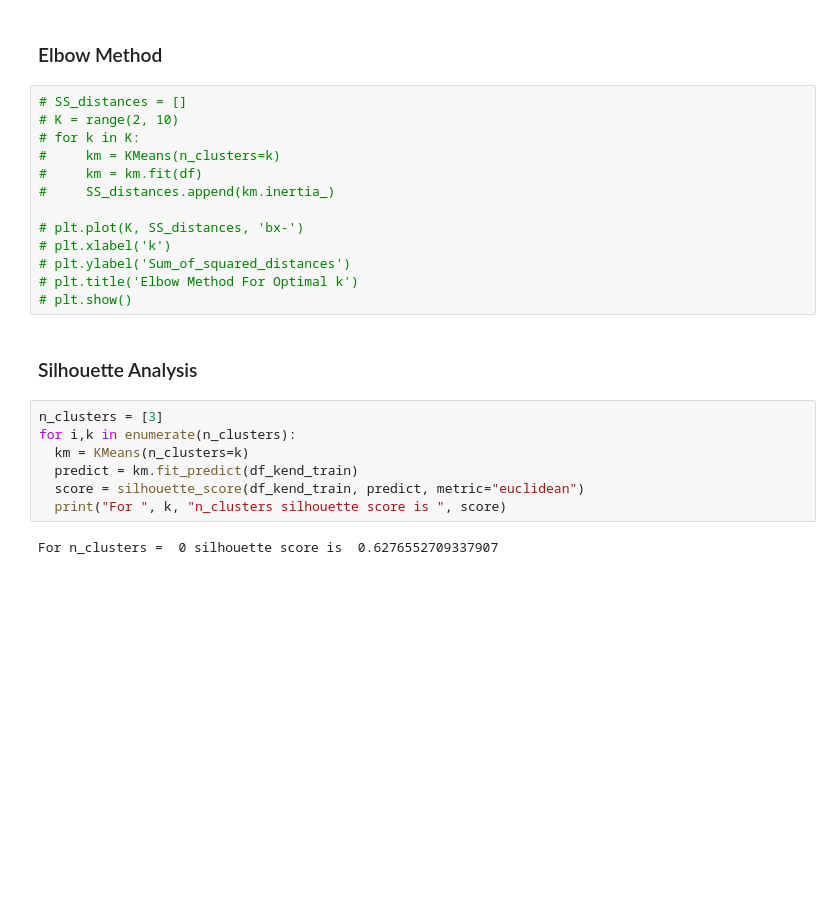
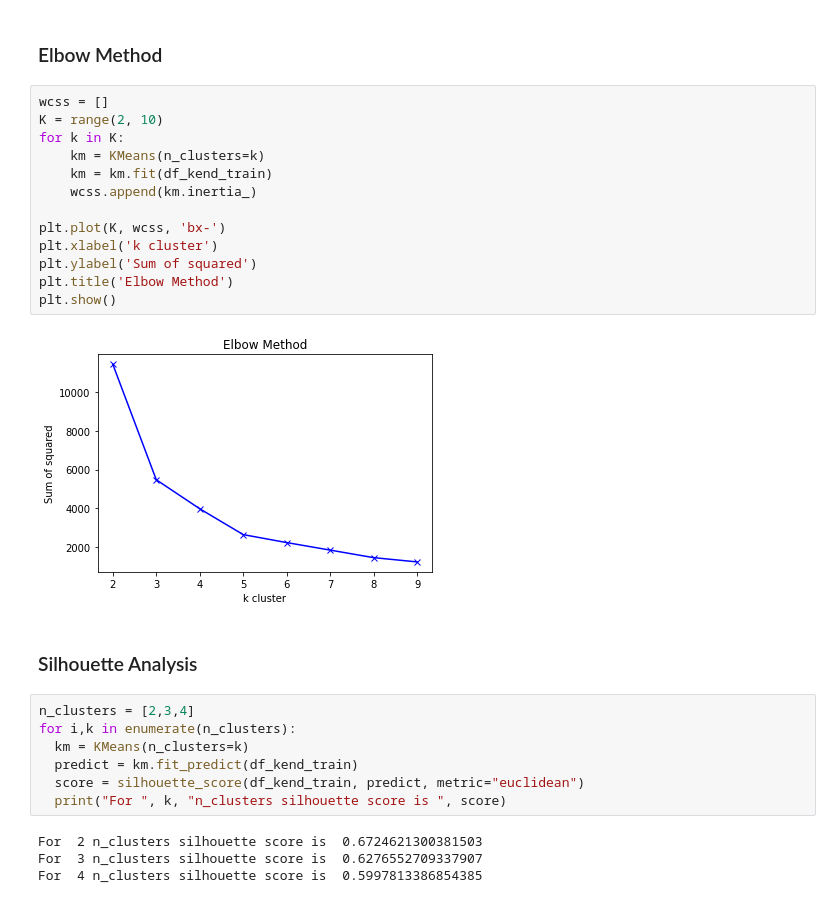
Before and after one commit to alfi2811/Tubes_Machine_Learning_Clustering, a Jupyter notebook: clusteringTask/clustering.ipynb, the cells around one changed output. Cells and saved outputs as stored; diff of their text form; blank space fills up the shorter version.

```diff
--- a/clusteringTask/clustering.ipynb
+++ b/clusteringTask/clustering.ipynb
@@ -183,26 +183,30 @@ plt.show()
 # %% [markdown]
 ### Elbow Method
 # %%
-# SS_distances = []
-# K = range(2, 10)
-# for k in K:
-#     km = KMeans(n_clusters=k)
-#     km = km.fit(df)
-#     SS_distances.append(km.inertia_)
+wcss = []
+K = range(2, 10)
+for k in K:
+    km = KMeans(n_clusters=k)
+    km = km.fit(df_kend_train)
+    wcss.append(km.inertia_)
 
-# plt.plot(K, SS_distances, 'bx-')
-# plt.xlabel('k')
-# plt.ylabel('Sum_of_squared_distances')
-# plt.title('Elbow Method For Optimal k')
-# plt.show()
+plt.plot(K, wcss, 'bx-')
+plt.xlabel('k cluster')
+plt.ylabel('Sum of squared')
+plt.title('Elbow Method')
+plt.show()
+# %% [output]
+[figure, added]
 # %% [markdown]
 ### Silhouette Analysis
 # %%
-n_clusters = [3]
+n_clusters = [2,3,4]
 for i,k in enumerate(n_clusters):
   km = KMeans(n_clusters=k)
   predict = km.fit_predict(df_kend_train)
   score = silhouette_score(df_kend_train, predict, metric="euclidean")
   print("For ", k, "n_clusters silhouette score is ", score)
 # %% [output]
-For n_clusters =  0 silhouette score is  0.6276552709337907
+For  2 n_clusters silhouette score is  0.6724621300381503
+For  3 n_clusters silhouette score is  0.6276552709337907
+For  4 n_clusters silhouette score is  0.5997813386854385
```
Also changed, not shown: parts of 18 cells of this notebook, 7 other files.
